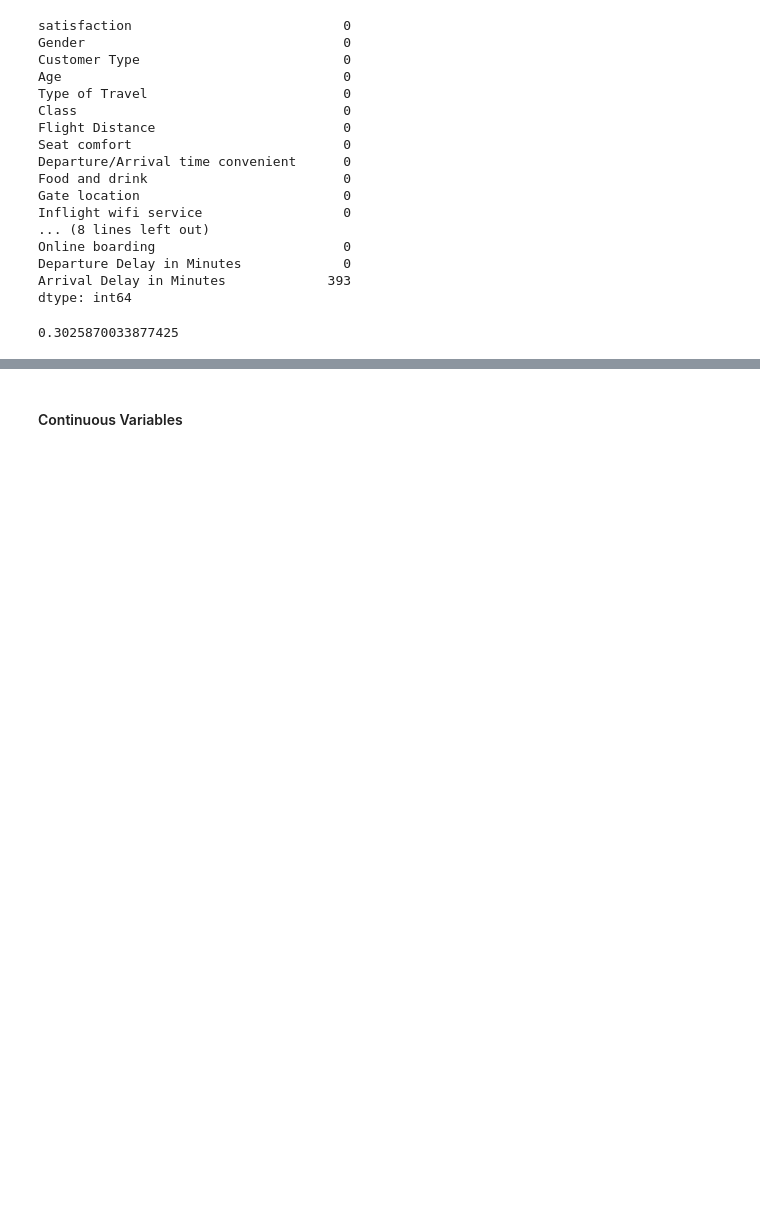
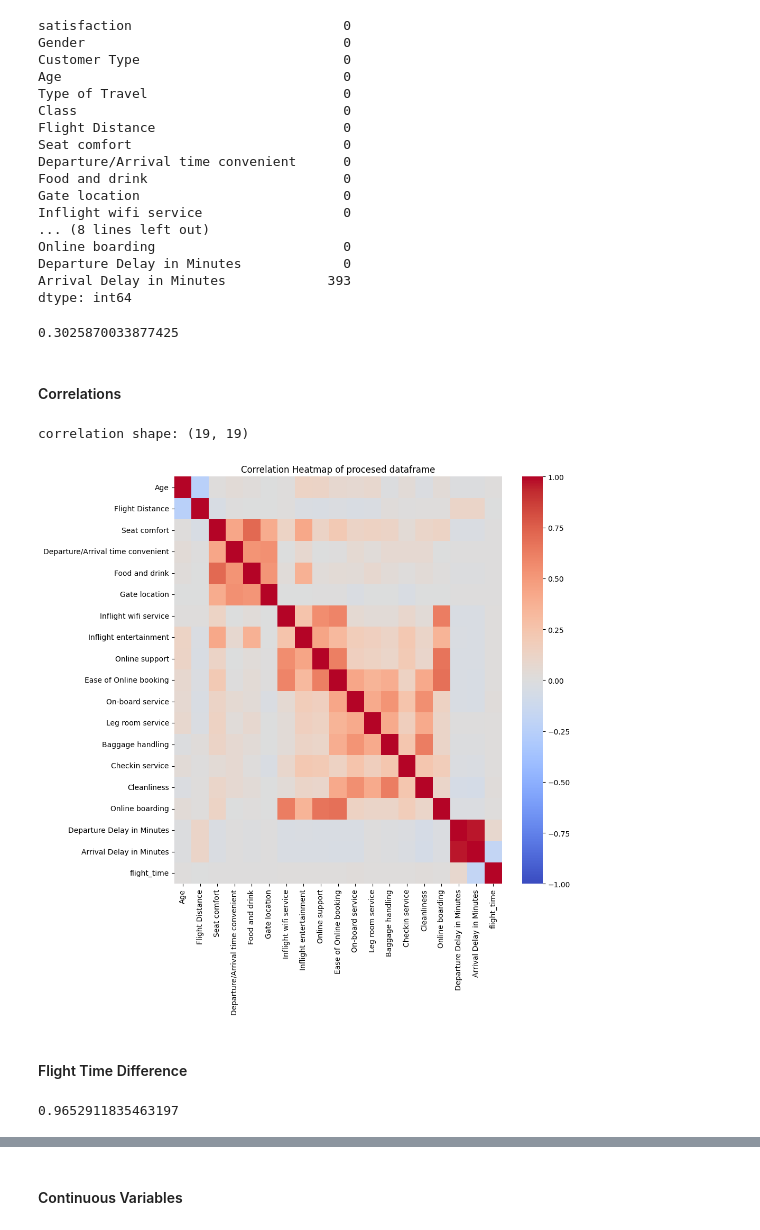
Before and after one commit to Lughaidh-w/Airline-Customer-Satisfaction, a Jupyter notebook: CA1.ipynb, the cells around one changed output, grey strips where cells are left out. Saved outputs shown, nothing was run; the diff lists cells and outputs as text; code cells hidden in the pictures; blank space fills up the shorter version.

```diff
--- a/CA1.ipynb
+++ b/CA1.ipynb
@@ -140,0 +149,22 @@ df["Arrival Delay in Minutes"].isnull().sum()/len(df) * 100
+# %% [markdown]
+#### Correlations
+# %%
+# correlation matrix
+correlation_matrix = df.select_dtypes(include=['number']).corr()
+print(f"correlation shape: {correlation_matrix.shape}")
+
+# correlation heatmap
+plt.figure(figsize=(10, 10))
+sns.heatmap(correlation_matrix, cmap='coolwarm', fmt=".2f", vmin=-1, vmax=1)
+plt.title('Correlation Heatmap of procesed dataframe')
+plt.show()
+# %% [output]
+correlation shape: (19, 19)
+[figure, added]
+# %% [markdown]
+#### Flight Time Difference
+# %%
+# correlation of delays
+df["Departure Delay in Minutes"].corr(df["Arrival Delay in Minutes"])
+# %% [output]
+0.9652911835463197
```
Also changed, not shown: parts of 81 cells of this notebook, 1 other file.
